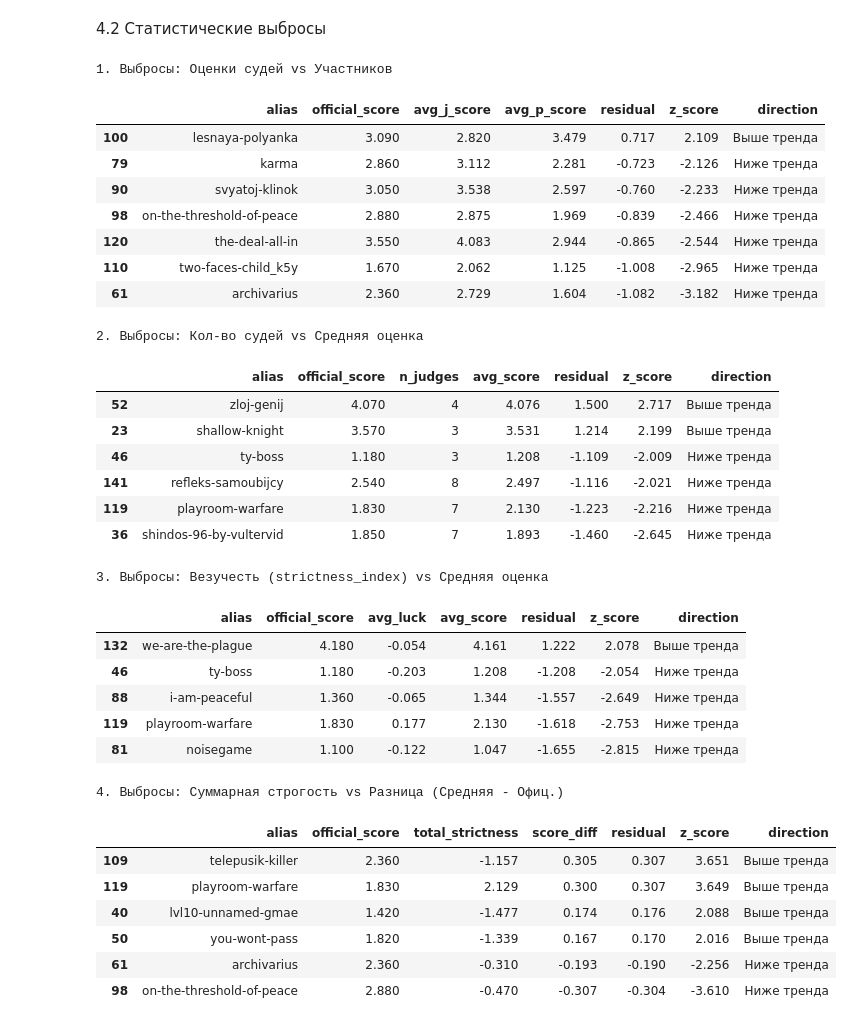
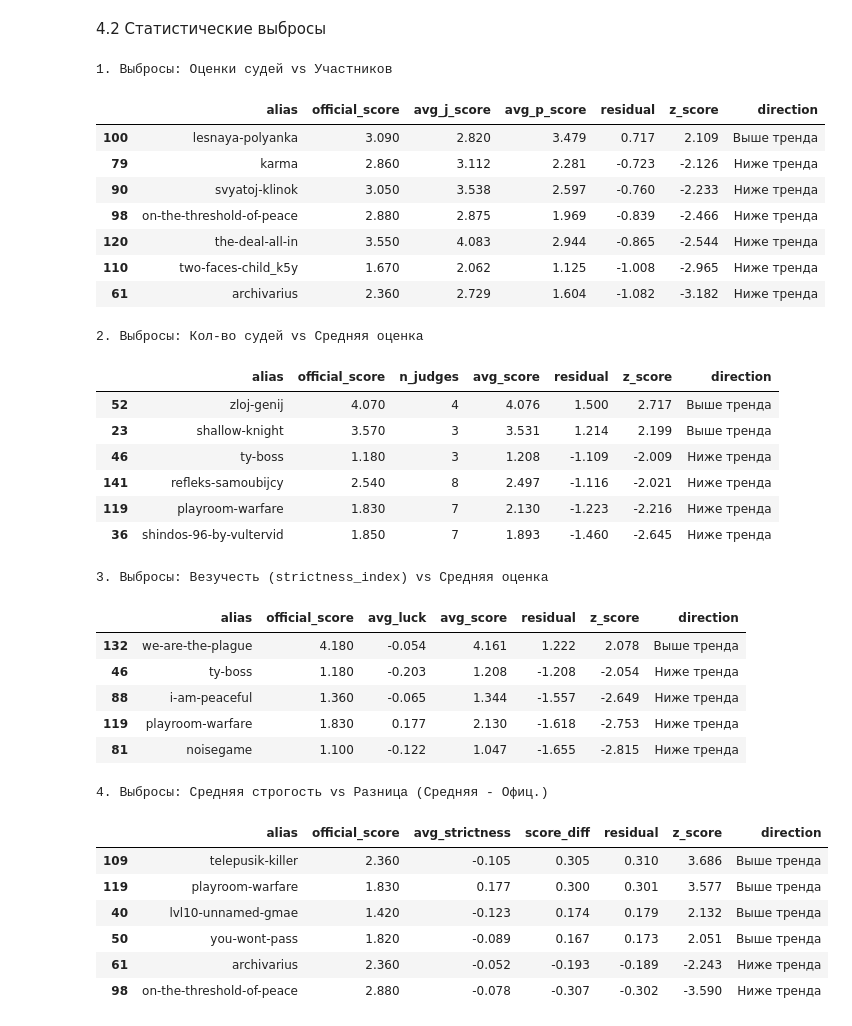
Before and after one commit to unreal79/MyIndie-jam-stats, a Jupyter notebook: MyIndie-jam-stats_LVL10.ipynb, the cells around one changed output. Drawn from its saved outputs; the diff is of its cells as text; code cells hidden in the pictures.

```diff
--- a/MyIndie-jam-stats_LVL10.ipynb
+++ b/MyIndie-jam-stats_LVL10.ipynb
@@ -877,7 +929,7 @@ for alias, data in game_reviews.items():
     avg_score = np.mean(all_scores)
     official_score = data.get('official_score', 0)
 
-    # Расчет "везучести" (средний strictness_index всех оценивших) и "суммарной строгости"
+    # Расчет "везучести" (средний strictness_index всех оценивших) и "средней строгости"
     strictness_indices = []
     for r in judges:
         name = r.get('user', {}).get('username')
@@ -887,7 +939,7 @@ for alias, data in game_reviews.items():
         strictness_indices.append(participant_strictness.get(name, 0))
 
     avg_luck = np.mean(strictness_indices)
-    total_strictness = sum(strictness_indices)
+    avg_strictness = sum(strictness_indices) / len(strictness_indices) if strictness_indices else 0
 
     correlation_data.append({
         'alias': alias,
@@ -897,7 +949,7 @@ for alias, data in game_reviews.items():
         'official_score': official_score,
         'n_judges': len(judges),
         'avg_luck': avg_luck,
-        'total_strictness': total_strictness,
+        'avg_strictness': avg_strictness,
         'score_diff': avg_score - official_score
     })
 
@@ -908,8 +960,8 @@ corrs = {
     "1. Оценки судей vs Участники": df_corr[['avg_j_score', 'avg_p_score']].dropna().corr().iloc[0, 1],
     "2. Кол-во судей vs Средняя оценка": df_corr[['n_judges', 'avg_score']].corr().iloc[0, 1],
     "3. Везучесть vs Средняя оценка": df_corr[['avg_luck', 'avg_score']].corr().iloc[0, 1],
-    "4. Суммарная строгость vs Разница между средней оценкой и официальной":
-        df_corr[['total_strictness', 'score_diff']].corr().iloc[0, 1]
+    "4. Средняя строгость vs Разница между средней оценкой и официальной":
+        df_corr[['avg_strictness', 'score_diff']].corr().iloc[0, 1]
 }
 
 print("Коэффициенты корреляции Пирсона:")
@@ -938,11 +990,11 @@ axes[1,0].set_title(f"3. Везучесть (strictness_index) и ср. оцен
 axes[1,0].set_xlabel("Средний индекс доброты судей и участников")
 axes[1,0].set_ylabel("Средняя оценка игры")
 
-# 4. Суммарная строгость vs Разница
-sns.regplot(data=df_corr, x='total_strictness', y='score_diff', ax=axes[1,1], color='purple', scatter_kws={'alpha':0.5})
-axes[1,1].set_title(f"4. Сумм. строгость и разница (Средняя - Офиц.)\n" +
-                    f"(corr: {round(corrs['4. Суммарная строгость vs Разница между средней оценкой и официальной'], 3)})")
-axes[1,1].set_xlabel("Суммарная строгость (доброта) всех оценивших")
+# 4. Средняя строгость vs Разница
+sns.regplot(data=df_corr, x='avg_strictness', y='score_diff', ax=axes[1,1], color='purple', scatter_kws={'alpha':0.5})
+axes[1,1].set_title(f"4. Средняя строгость и разница (Средняя - Офиц.)\n" +
+                    f"(corr: {round(corrs['4. Средняя строгость vs Разница между средней оценкой и официальной'], 3)})")
+axes[1,1].set_xlabel("Средняя строгость (доброта) всех оценивших")
 axes[1,1].set_ylabel("Разница (Средняя оценка - Официальная)")
 
 plt.tight_layout(rect=[0, 0.03, 1, 0.95])
@@ -957,8 +1009,6 @@ plt.show()
 # %% [markdown]
 4.2 Статистические выбросы
 # %%
-from scipy import stats
-
 def find_outliers(df, x_col, y_col, threshold=2):
     cols_to_keep = [x_col, y_col, 'alias', 'official_score']
     clean_df = df[cols_to_keep].dropna()
@@ -969,7 +1019,7 @@ def find_outliers(df, x_col, y_col, threshold=2):
     y = clean_df[y_col]
 
     # Регрессия
-    slope, intercept, r_value, p_value, std_err = stats.linregress(x, y)
+    slope, intercept, r_value, p_value, std_err = scipy.stats.linregress(x, y)
 
     # Предсказание и остатки
     clean_df['prediction'] = intercept + slope * x
@@ -1006,44 +1056,44 @@ o3 = find_outliers(df_corr, 'avg_luck', 'avg_score')
 display(o3.sort_values(by='residual', ascending=False)
         if not o3.empty else "Выбросов не найдено")
 
-# 4. Суммарная строгость vs Разница оценок
-print("\n4. Выбросы: Суммарная строгость vs Разница (Средняя - Офиц.)")
-o4 = find_outliers(df_corr, 'total_strictness', 'score_diff')
+# 4. Средняя строгость vs Разница оценок
+print("\n4. Выбросы: Средняя строгость vs Разница (Средняя - Офиц.)")
+o4 = find_outliers(df_corr, 'avg_strictness', 'score_diff')
 display(o4.sort_values(by='residual', ascending=False)
         if not o4.empty else "Выбросов не найдено")
 # %% [output]
 1. Выбросы: Оценки судей vs Участников
 |  | alias | official_score | avg_j_score | avg_p_score | residual | z_score | direction |
 | 100 | lesnaya-polyanka | 3.090 | 2.820 | 3.479 | 0.717 | 2.109 | Выше тренда |
 | 79 | karma | 2.860 | 3.112 | 2.281 | -0.723 | -2.126 | Ниже тренда |
 | 90 | svyatoj-klinok | 3.050 | 3.538 | 2.597 | -0.760 | -2.233 | Ниже тренда |
 | 98 | on-the-threshold-of-peace | 2.880 | 2.875 | 1.969 | -0.839 | -2.466 | Ниже тренда |
 | 120 | the-deal-all-in | 3.550 | 4.083 | 2.944 | -0.865 | -2.544 | Ниже тренда |
 | 110 | two-faces-child_k5y | 1.670 | 2.062 | 1.125 | -1.008 | -2.965 | Ниже тренда |
 | 61 | archivarius | 2.360 | 2.729 | 1.604 | -1.082 | -3.182 | Ниже тренда |
 2. Выбросы: Кол-во судей vs Средняя оценка
 |  | alias | official_score | n_judges | avg_score | residual | z_score | direction |
 | 52 | zloj-genij | 4.070 | 4 | 4.076 | 1.500 | 2.717 | Выше тренда |
 | 23 | shallow-knight | 3.570 | 3 | 3.531 | 1.214 | 2.199 | Выше тренда |
 | 46 | ty-boss | 1.180 | 3 | 1.208 | -1.109 | -2.009 | Ниже тренда |
 | 141 | refleks-samoubijcy | 2.540 | 8 | 2.497 | -1.116 | -2.021 | Ниже тренда |
 | 119 | playroom-warfare | 1.830 | 7 | 2.130 | -1.223 | -2.216 | Ниже тренда |
 | 36 | shindos-96-by-vultervid | 1.850 | 7 | 1.893 | -1.460 | -2.645 | Ниже тренда |
 3. Выбросы: Везучесть (strictness_index) vs Средняя оценка
 |  | alias | official_score | avg_luck | avg_score | residual | z_score | direction |
 | 132 | we-are-the-plague | 4.180 | -0.054 | 4.161 | 1.222 | 2.078 | Выше тренда |
 | 46 | ty-boss | 1.180 | -0.203 | 1.208 | -1.208 | -2.054 | Ниже тренда |
 | 88 | i-am-peaceful | 1.360 | -0.065 | 1.344 | -1.557 | -2.649 | Ниже тренда |
 | 119 | playroom-warfare | 1.830 | 0.177 | 2.130 | -1.618 | -2.753 | Ниже тренда |
 | 81 | noisegame | 1.100 | -0.122 | 1.047 | -1.655 | -2.815 | Ниже тренда |
-4. Выбросы: Суммарная строгость vs Разница (Средняя - Офиц.)
+4. Выбросы: Средняя строгость vs Разница (Средняя - Офиц.)
-|  | alias | official_score | total_strictness | score_diff | residual | z_score | direction |
-| 109 | telepusik-killer | 2.360 | -1.157 | 0.305 | 0.307 | 3.651 | Выше тренда |
-| 119 | playroom-warfare | 1.830 | 2.129 | 0.300 | 0.307 | 3.649 | Выше тренда |
-| 40 | lvl10-unnamed-gmae | 1.420 | -1.477 | 0.174 | 0.176 | 2.088 | Выше тренда |
-| 50 | you-wont-pass | 1.820 | -1.339 | 0.167 | 0.170 | 2.016 | Выше тренда |
-| 61 | archivarius | 2.360 | -0.310 | -0.193 | -0.190 | -2.256 | Ниже тренда |
-| 98 | on-the-threshold-of-peace | 2.880 | -0.470 | -0.307 | -0.304 | -3.610 | Ниже тренда |
+|  | alias | official_score | avg_strictness | score_diff | residual | z_score | direction |
+| 109 | telepusik-killer | 2.360 | -0.105 | 0.305 | 0.310 | 3.686 | Выше тренда |
+| 119 | playroom-warfare | 1.830 | 0.177 | 0.300 | 0.301 | 3.577 | Выше тренда |
+| 40 | lvl10-unnamed-gmae | 1.420 | -0.123 | 0.174 | 0.179 | 2.132 | Выше тренда |
+| 50 | you-wont-pass | 1.820 | -0.089 | 0.167 | 0.173 | 2.051 | Выше тренда |
+| 61 | archivarius | 2.360 | -0.052 | -0.193 | -0.189 | -2.243 | Ниже тренда |
+| 98 | on-the-threshold-of-peace | 2.880 | -0.078 | -0.307 | -0.302 | -3.590 | Ниже тренда |
 # %% [markdown]
 ### Интерпретация статистических выбросов
 
```
Also changed, not shown: parts of 7 cells of this notebook, 1 other file.
